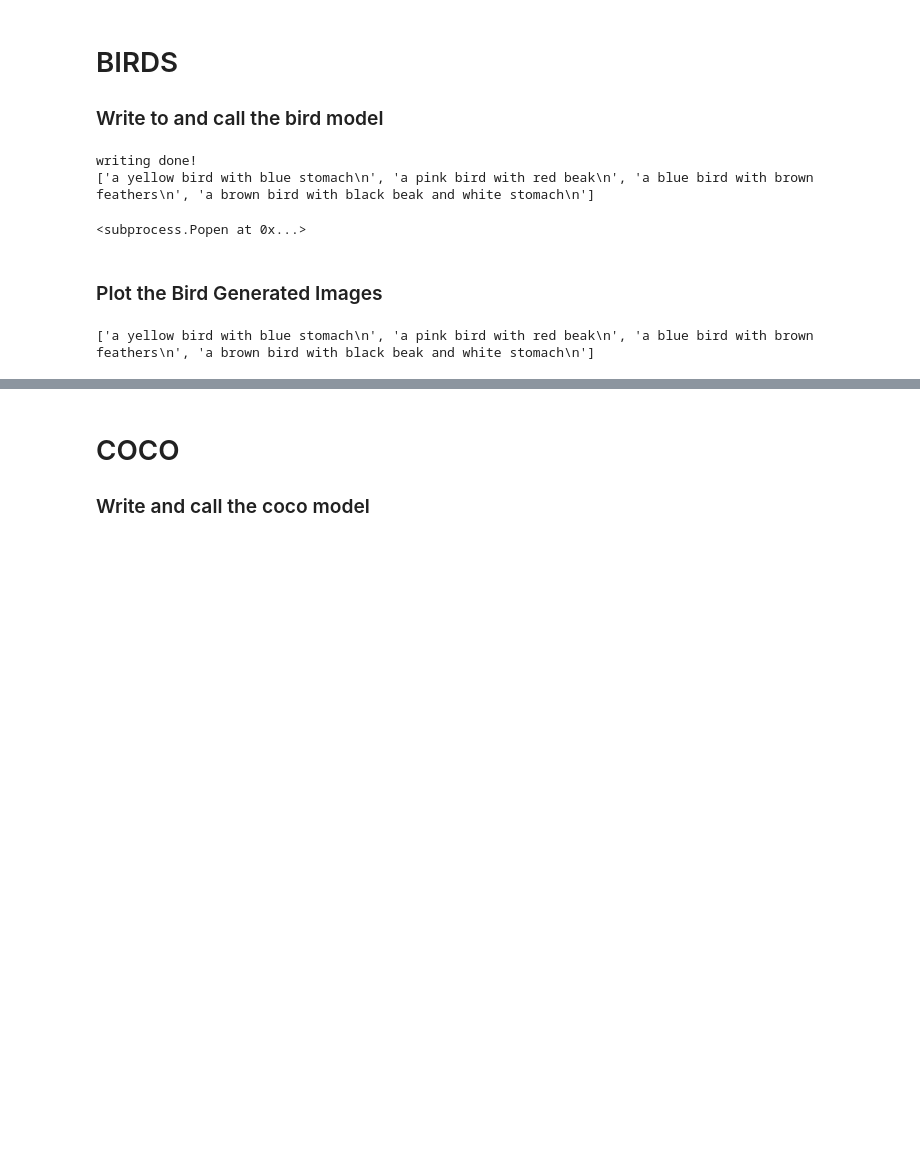
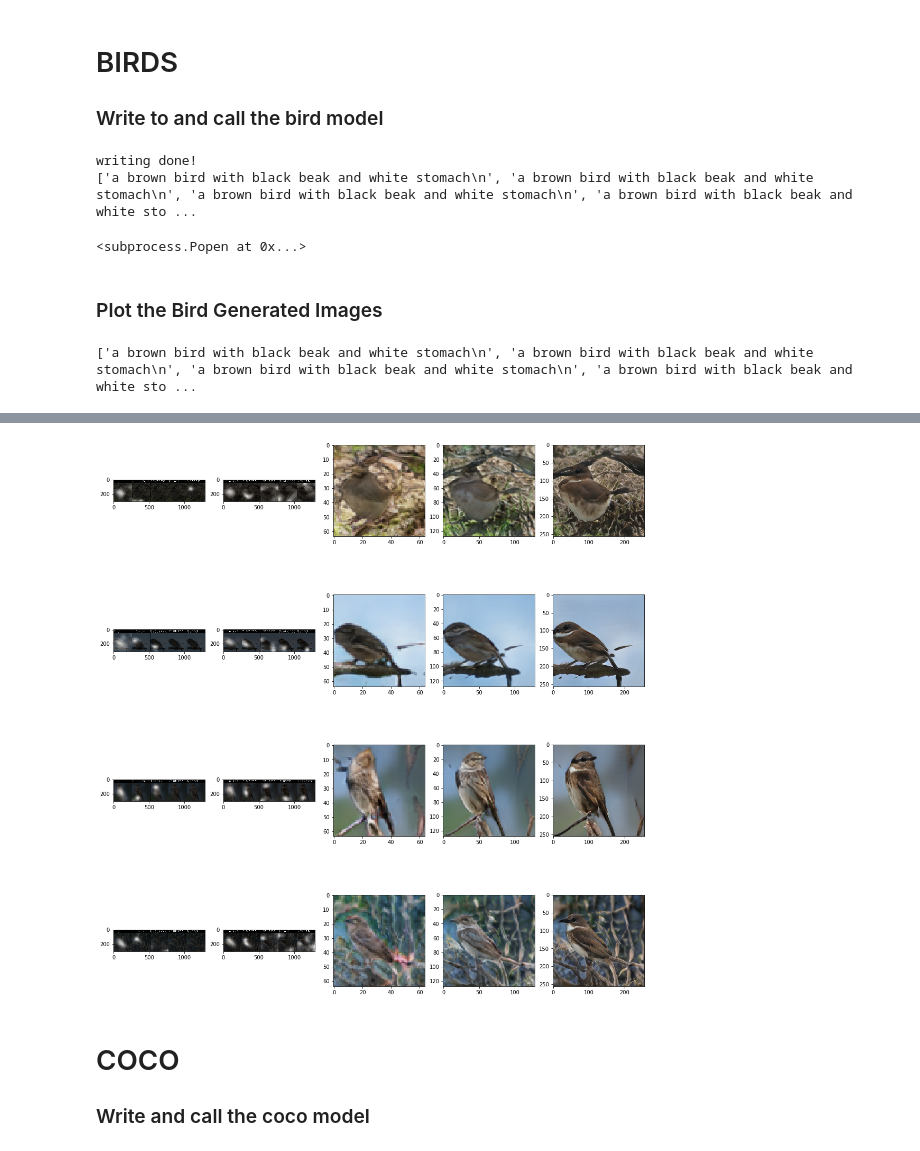
Before and after one commit to ASH1998/Deep-Representation-of-Visual-Descriptions, a Jupyter notebook: code/Driver!!.ipynb, the cells around one changed output, grey strips where cells are left out. Saved outputs shown, nothing was run; the diff lists cells and outputs as text; code cells hidden in the pictures; blank space fills up the shorter version.

```diff
--- a/code/Driver!!.ipynb
+++ b/code/Driver!!.ipynb
@@ -13,27 +13,28 @@ from IPython.core.display import display, HTML
 display(HTML("<style>.container { width:100% !important; }</style>"))
 # %%
 #Paths
-#enter the paths to your project dirs.
-MAIN = r"E:\Seminar\Project\AttnGAN\code"
-COCO = r"E:\Seminar\Project\AttnGAN\data\coco"
-BIRDS = r"E:\Seminar\Project\AttnGAN\data\birds"
 
-DATA_BIRD = r"E:\Seminar\Project\AttnGAN\models\bird_AttnGAN2\example_captions"
-DATA_COCO = r"E:\Seminar\Project\AttnGAN\models\coco_AttnGAN2\example_captions"
+MAIN = r"E:\Seminar\Project\Deep Representation of Visual Descriptions\code"
+COCO = r"E:\Seminar\Project\Deep Representation of Visual Descriptions\data\coco"
+BIRDS = r"E:\Seminar\Project\Deep Representation of Visual Descriptions\data\birds"
+
+DATA_BIRD = r"E:\Seminar\Project\Deep Representation of Visual Descriptions\models\bird_AttnGAN2\example_captions"
+DATA_COCO = r"E:\Seminar\Project\Deep Representation of Visual Descriptions\models\coco_AttnGAN2\example_captions"
 
 #Commands
 
 BIRD_CMD = "python main.py --cfg cfg/eval_bird.yml --gpu 0"
 COCO_CMD = "python main.py --cfg cfg/eval_coco.yml --gpu 0"
 # %%
-#sentences for image captioninig
+#sentences for image captioning
+
 sentences_birds = [
     "a yellow bird with blue stomach", "a pink bird with red beak",
     "a blue bird with brown feathers",
     "a brown bird with black beak and white stomach"
 ]
 
-sentence_coco = ["a pizza with lots of cheese", "an old red tv console", "a black ship"]
+sentence_coco = ["a pizza with lots of cheese", "an old red tv console", "a man surfing in the ocean", "a green grassland", "a pancake near a doll", "a red egg lying on a brown table"]
 
 for i in range(len(sentence_coco)):
     sentence_coco[i] += '\n'
@@ -107,19 +108,29 @@ def clean_dir(dirname):
 # %% [markdown]
 # BIRDS
 ### Write to and call the bird model
-# %%
-clean_dir(DATA_BIRD)
-write_to_examples(BIRDS, sentences=sentences_birds)
-subprocess.Popen(BIRD_CMD)
-# %% [output]
-writing done!
-['a yellow bird with blue stomach\n', 'a pink bird with red beak\n', 'a blue bird with brown feathers\n', 'a brown bird with black beak and white stomach\n']
-<subprocess.Popen at 0x...>
+# %%
+sentences_birds = [
+    "a brown bird with black beak and white stomach",
+    "a brown bird with black beak and white stomach",
+    "a brown bird with black beak and white stomach",
+    "a brown bird with black beak and white stomach"
+]
+
+for i in range(len(sentences_birds)):
+    sentences_birds[i] += '\n'
+
+clean_dir(DATA_BIRD)
+write_to_examples(BIRDS, sentences=sentences_birds)
+subprocess.Popen(BIRD_CMD)
+# %% [output]
+writing done!
+['a brown bird with black beak and white stomach\n', 'a brown bird with black beak and white stomach\n', 'a brown bird with black beak and white stomach\n', 'a brown bird with black beak and white sto ...
+<subprocess.Popen at 0x...>
 # %% [markdown]
 ### Plot the Bird Generated Images
 # %%
-matplotlib.use('nbagg')
+#matplotlib.use('nbagg')
 rows = len(sentences_birds)
-plot(DATA_BIRD, sent=sentences_birds, size=(30,5*rows))
+plot(DATA_BIRD, sent=sentences_birds, size=(18,5*rows))
 # %% [output]
-['a yellow bird with blue stomach\n', 'a pink bird with red beak\n', 'a blue bird with brown feathers\n', 'a brown bird with black beak and white stomach\n']
+['a brown bird with black beak and white stomach\n', 'a brown bird with black beak and white stomach\n', 'a brown bird with black beak and white stomach\n', 'a brown bird with black beak and white sto ...
@@ -128,3 +137,4 @@ plot(DATA_BIRD, sent=sentences_birds, size=(30,5*rows))
+[figure, added]
 # %% [markdown]
 # COCO
 
```
Also changed, not shown: parts of 7 cells of this notebook, 2 other files.
